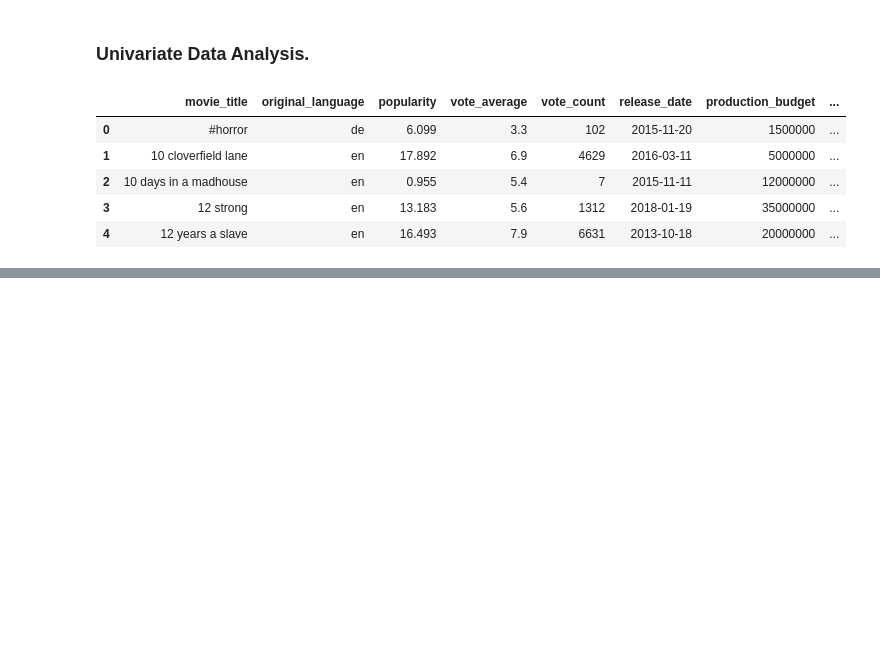
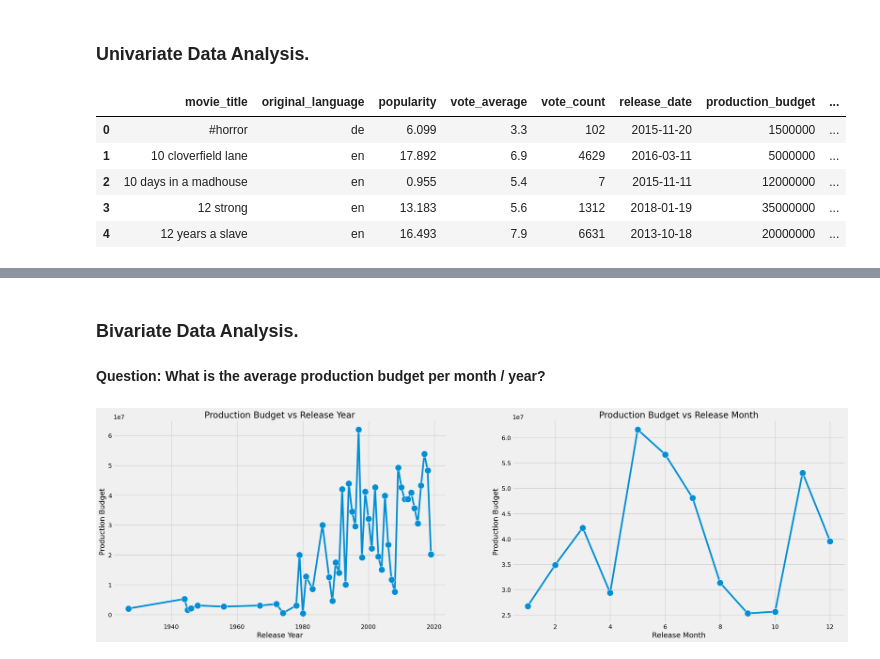
Before and after one commit to TarachaR/Microsoft-s-Film-Strategy-Based-on-Box-Office-Data---A-Preliminary-Analysis, a Jupyter notebook: index.ipynb, the cells around one changed output, grey strips where cells are left out. Cells and saved outputs as stored; diff of their text form; code cells hidden in the pictures; blank space fills up the shorter version.

```diff
--- a/index.ipynb
+++ b/index.ipynb
@@ -664,0 +726,25 @@ Name: count, dtype: int64
+# %% [markdown]
+### Bivariate Data Analysis.
+# %% [markdown]
+**Question: What is the average production budget per month / year?**
+# %%
+plt.style.use('fivethirtyeight')
+
+grouped_mean_production_budget_year_df = df.groupby('release_year')['production_budget'].mean().reset_index()
+grouped_mean_production_budget_month_df = df.groupby('release_month')['production_budget'].mean().reset_index()
+
+fig, ax = plt.subplots(ncols=2, figsize=(27, 8))
+
+sns.lineplot(x='release_year', y='production_budget', data=grouped_mean_production_budget_year_df, marker="o", errorbar=('ci', 0), markersize=15, ax=ax[0])
+ax[0].set_title('Production Budget vs Release Year')
+ax[0].set_xlabel('Release Year')
+ax[0].set_ylabel('Production Budget')
+
+sns.lineplot(x='release_month', y='production_budget', data=grouped_mean_production_budget_month_df, marker="o", errorbar=('ci', 0), markersize=15, ax=ax[1])
+ax[1].set_title('Production Budget vs Release Month')
+ax[1].set_xlabel('Release Month')
+ax[1].set_ylabel('Production Budget')
+
+plt.show()
+# %% [output]
+[figure, added]
```
Also changed, not shown: parts of 52 cells of this notebook.
